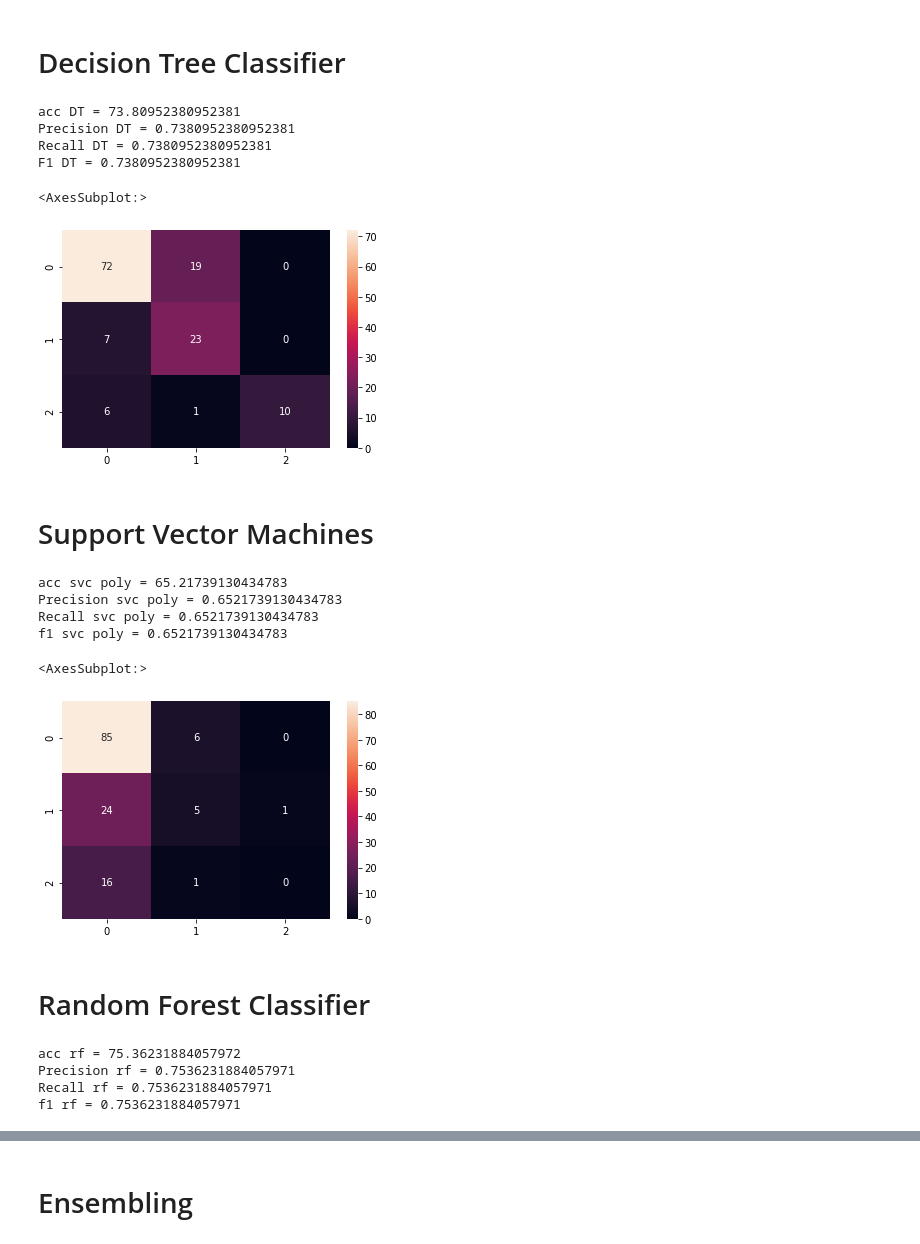
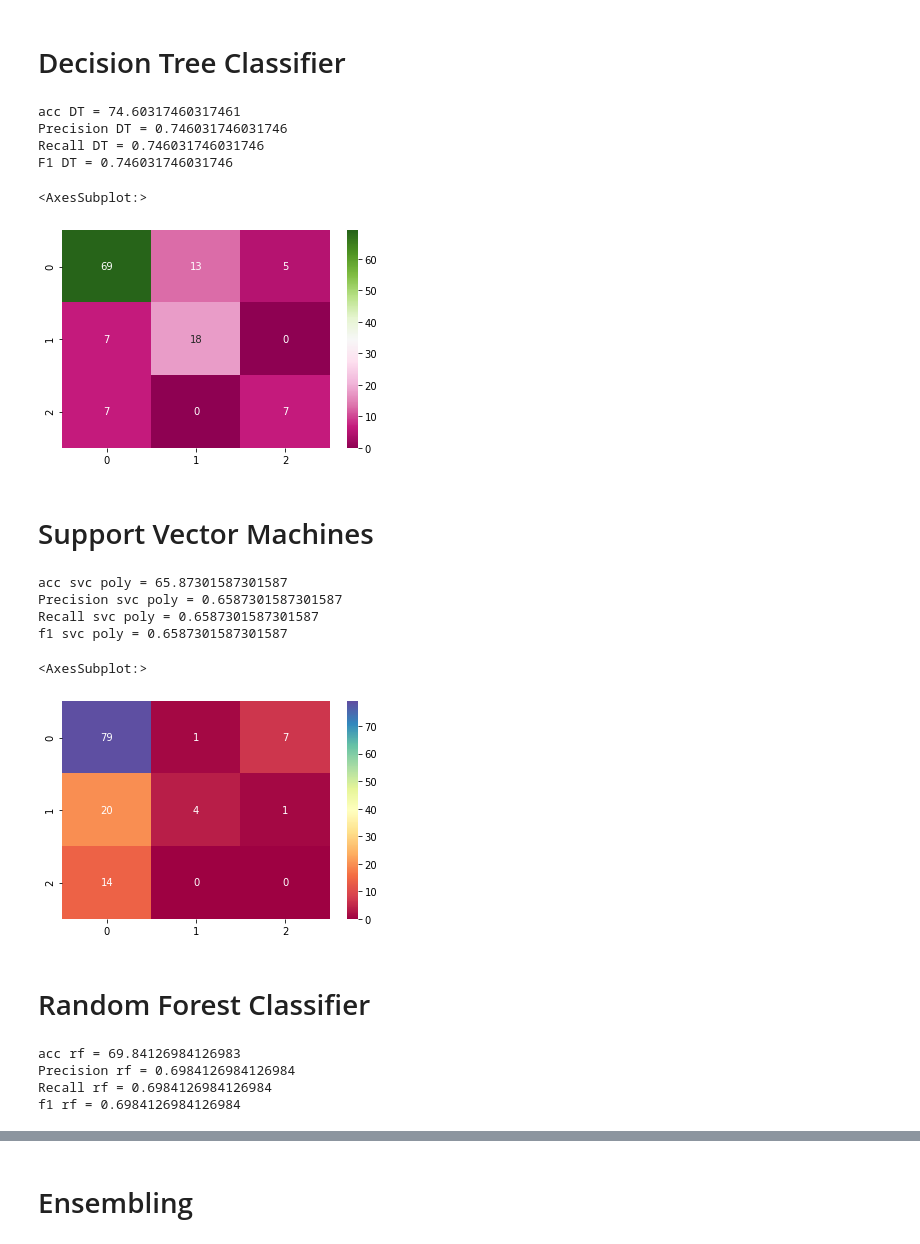
Before and after one commit to Amarjit0511/titanic_survival_prediction, a Jupyter notebook: Titanic_Survival_Prediction.ipynb, the cells around one changed output, grey strips where cells are left out. Saved outputs shown, nothing was run; the diff lists cells and outputs as text; code cells hidden in the pictures.

```diff
--- a/Titanic_Survival_Prediction.ipynb
+++ b/Titanic_Survival_Prediction.ipynb
@@ -24,7 +24,7 @@ data.head()
 | 3 | 895 | 0 | 3 | Wirz, Mr. Albert | male | 27.0 | 0 | 0 | 315154 | 8.6625 | ... |
 | 4 | 896 | 1 | 3 | Hirvonen, Mrs. Alexander (Helga E... | female | 22.0 | 1 | 1 | 3101298 | 12.2875 | ... |
 # %%
-data1=data.drop(['Cabin', 'Name','Ticket'], axis=1)
+data1=data.drop(['Cabin', 'Name','Ticket', 'Fare'], axis=1) # axis=1 denotes column
 # %%
 data1.isnull().any()
 # %% [output]
@@ -65 +60,5 @@ data.replace({'Sex':{'male':0,'female':1}, 'Embarked':{'S':0,'C':1,'Q':2}}, inpl
+# %%
+# converting categorical Columns
+
+data1.replace({'Sex':{'male':0,'female':1}, 'Embarked':{'S':0,'C':1,'Q':2}}, inplace=True) # The first one is nornal encoding and the 2nd one is One Hot Encoding.
 # %%
@@ -91,5 +89,5 @@ corrM
 # %%
 x = data1.iloc[:,:-1]
 y = data1.iloc[:,-1]
-x_scaling = StandardScaler().fit_transform(x)
-x_train, x_test, y_train, y_test = train_test_split(x_scaling, y, test_size=0.33)
+x_scaling = StandardScaler().fit_transform(x) # Transforming and standardizing the data
+x_train, x_test, y_train, y_test = train_test_split(x_scaling, y, test_size=0.3) # Splitting the data
@@ -123,18 +123,18 @@ print('acc DT = {}'.format(accuracy_score(y_test,y_pred_dt)*100))
 print('Precision DT = {}'.format(precision_score(y_test,y_pred_dt, average='micro')))
 print('Recall DT = {}'.format(recall_score(y_test,y_pred_dt, average='micro')))
 print('F1 DT = {}'.format(f1_score(y_test,y_pred_dt, average='micro')))
-a1=((accuracy_score(y_test,y_pred_dt)*100))
+a2=((accuracy_score(y_test,y_pred_dt)*100))
 # %% [output]
-acc DT = 73.80952380952381
-Precision DT = 0.7380952380952381
-Recall DT = 0.7380952380952381
-F1 DT = 0.7380952380952381
+acc DT = 74.60317460317461
+Precision DT = 0.746031746031746
+Recall DT = 0.746031746031746
+F1 DT = 0.746031746031746
 # %%
 conf = confusion_matrix(y_test,y_pred_dt)
-sns.heatmap(conf,annot=True,fmt='d')
+sns.heatmap(conf,annot=True,fmt='d', cmap="PiYG")
 # %% [output]
 <AxesSubplot:>
-[figure, old version]
+[figure, new version]
 # %% [markdown]
 # Support Vector Machines
 # %%
@@ -144,18 +144,18 @@ print('acc svc poly = {}'.format(accuracy_score(y_test,y_pred_svc_poly)*100))
 print('Precision svc poly = {}'.format(precision_score(y_test,y_pred_svc_poly, average='micro')))
 print('Recall svc poly = {}'.format(recall_score(y_test,y_pred_svc_poly, average='micro')))
 print('f1 svc poly = {}'.format(f1_score(y_test,y_pred_svc_poly, average='micro')))
-a2=((accuracy_score(y_test,y_pred_svc_poly)*100))
+a3=((accuracy_score(y_test,y_pred_svc_poly)*100))
 # %% [output]
-acc svc poly = 65.21739130434783
-Precision svc poly = 0.6521739130434783
-Recall svc poly = 0.6521739130434783
-f1 svc poly = 0.6521739130434783
+acc svc poly = 65.87301587301587
+Precision svc poly = 0.6587301587301587
+Recall svc poly = 0.6587301587301587
+f1 svc poly = 0.6587301587301587
 # %%
 conf = confusion_matrix(y_test,y_pred_svc_poly)
-sns.heatmap(conf,annot=True,fmt='d')
+sns.heatmap(conf,annot=True,fmt='d', cmap='Spectral')
 # %% [output]
 <AxesSubplot:>
-[figure, old version]
+[figure, new version]
 # %% [markdown]
 # Random Forest Classifier
 # %%
@@ -165,11 +165,11 @@ print('acc rf = {}'.format(accuracy_score(y_test,y_pred_rf)*100))
 print('Precision rf = {}'.format(precision_score(y_test,y_pred_rf, average='micro')))
 print('Recall rf = {}'.format(recall_score(y_test,y_pred_rf, average='micro')))
 print('f1 rf = {}'.format(f1_score(y_test,y_pred_rf, average='micro')))
-a3=((accuracy_score(y_test,y_pred_rf)*100))
+a4=((accuracy_score(y_test,y_pred_rf)*100))
 # %% [output]
-acc rf = 75.36231884057972
-Precision rf = 0.7536231884057971
-Recall rf = 0.7536231884057971
-f1 rf = 0.7536231884057971
+acc rf = 69.84126984126983
+Precision rf = 0.6984126984126984
+Recall rf = 0.6984126984126984
+f1 rf = 0.6984126984126984
 # %%
 conf = confusion_matrix(y_test,y_pred_rf)
```
Also changed, not shown: parts of 75 cells of this notebook.
